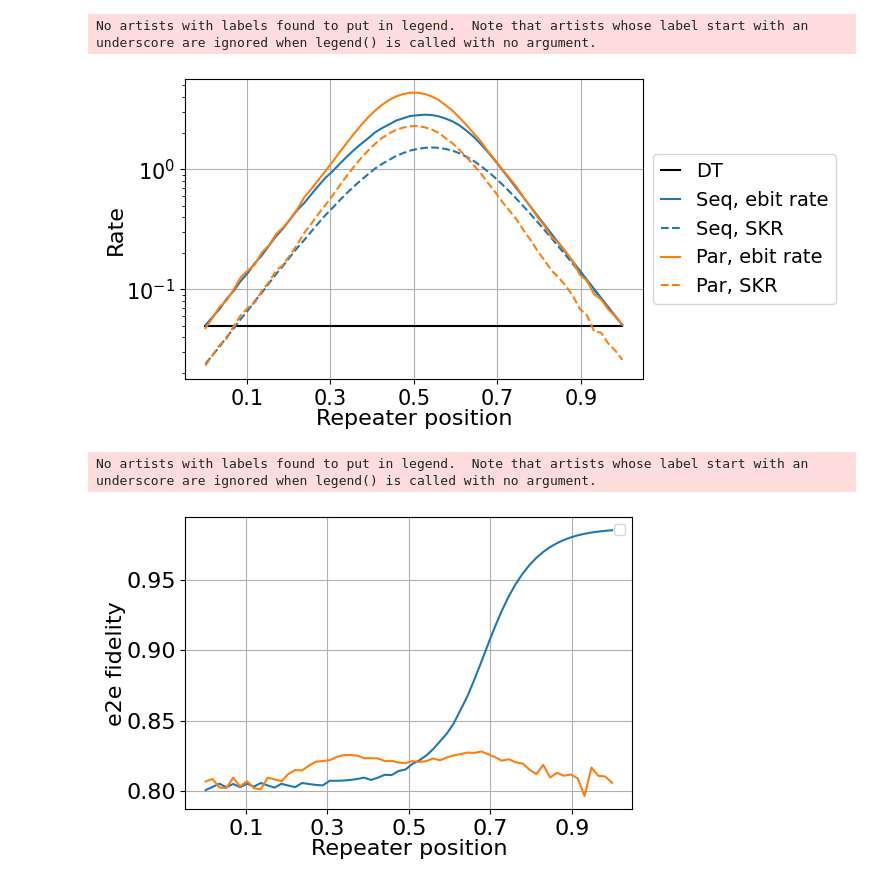
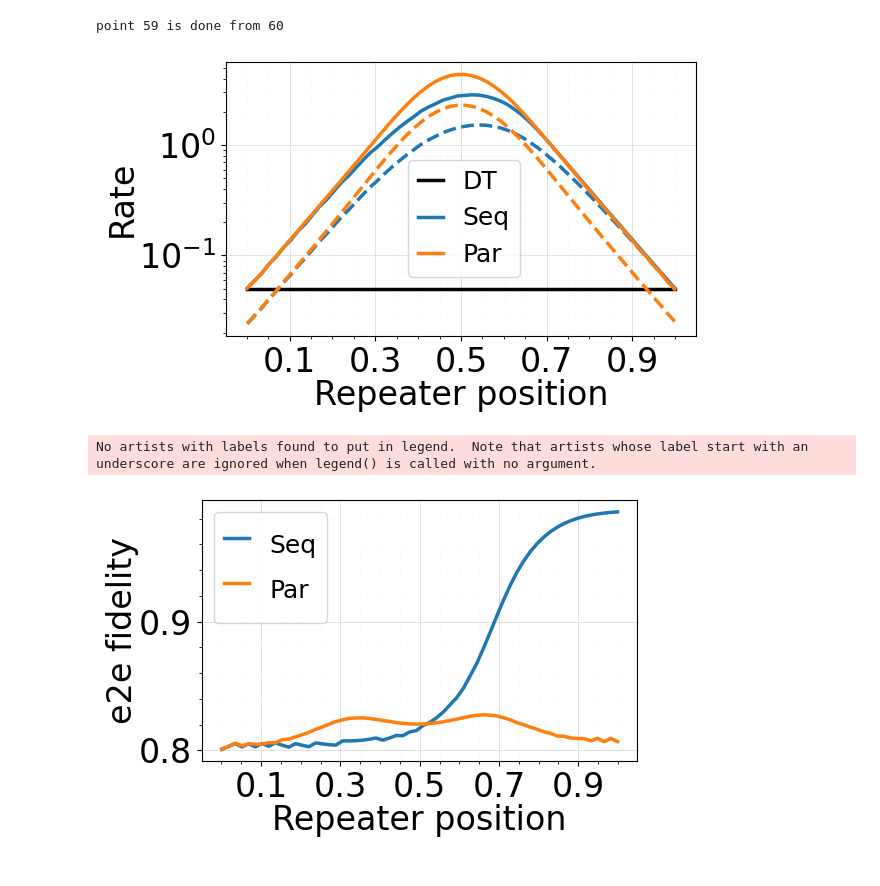
Before and after one commit to pooryousefshahrooz/repeater_chains, a Jupyter notebook: figures_paper/figure2.ipynb, the cells around one changed output. Drawn from its saved outputs; the diff is of its cells as text; code cells hidden in the pictures.

Commit message:
paper figures notebooks

```diff
--- a/figures_paper/figure2.ipynb
+++ b/figures_paper/figure2.ipynb
@@ -34,83 +34,94 @@ each_scheme_cutoff_result  ={}
 for i, pos in enumerate(rep_loc):
     L1 = pos*Le2e
     L2 = Le2e - L1
-    ebit_rate_par[i], skr_par[i], Fe2e_par[i] =  one_repeater_parallel_cutoff(L1,L2,τ_cut,τ_coh, mu_link, F_link)
+    print("point %s is done from %s "%(i,len(rep_loc)),end="\r")
+    ebit_rate_par[i], skr_par[i], Fe2e_par[i] =  one_repeater_parallel_cutoff(L1,L2,τ_cut,τ_coh, mu_link, F_link,10e7)
     ebit_rate_seq[i], skr_seq[i], Fe2e_seq[i] =  one_repeater_sequential_cutoff(L1,L2,τ_cut,τ_coh, mu_link, F_link)
     p =10**(-0.2*Le2e/10)
     T  = Le2e/2e5
     PLOT = p/(2*T)
     ebit_rate_DT[i] = PLOT
+# %% [output]
+point 59 is done from 60
 # %%
 font_size = 44
-image_width = 7.6
+image_width = 6.2
 image_lenght = 3.8
 legend_flag  =True
-legends_on_the_right_flag = True
-legend_font_size = 14
+legends_on_the_right_flag = False
+legend_font_size = 18
 fig = plt.figure()
 
 
 fig.set_size_inches(image_width, image_lenght, forward=True)
 
 label_size = 40
 csfont = {'fontname':'Times New Roman'}
-plt.rcParams['xtick.labelsize'] = 15
-plt.rcParams['ytick.labelsize']= 15
-plt.xlabel("Repeater position", fontsize=16,labelpad=0)
-plt.ylabel("Rate",fontsize=16,labelpad=0)
+plt.rcParams['xtick.labelsize'] = 24
+plt.rcParams['ytick.labelsize']= 24
+plt.xlabel("Repeater position", fontsize=24,labelpad=0)
+plt.ylabel("Rate",fontsize=24,labelpad=0)
 plt.grid(True)
 plt.tight_layout()
 
 xticks_points = [0.1,0.3,0.5,0.7,0.9]
 
 legend_labels = ["DT","Seq, ebit rate","Seq, SKR","Par, ebit rate","Par, SKR"]
-plt.plot(rep_loc,ebit_rate_DT,"-",color="black")
+legend_labels = ["DT","Seq","","Par",""]
+plt.plot(rep_loc,ebit_rate_DT,"-",linewidth=2.5,color="black",label = "DT")
 
-plt.plot(rep_loc,ebit_rate_seq,"-",color=f"C{0}")
+plt.plot(rep_loc,ebit_rate_seq,"-",linewidth=2.5,color=f"C{0}",label = "Seq")
 
-plt.plot(rep_loc,skr_seq,linestyle='dashed',color=f"C{0}")
+plt.plot(rep_loc,skr_seq,linestyle='dashed',linewidth=2.5,color=f"C{0}")
 
-plt.plot(rep_loc,ebit_rate_par,"-",color=f"C{1}")
+plt.plot(rep_loc,ebit_rate_par,"-",linewidth=2.5,color=f"C{1}",label = "Par")
 
-plt.plot(rep_loc,skr_par,linestyle='dashed',color=f"C{1}")
-
+plt.plot(rep_loc,skr_par,linestyle='dashed',linewidth=2.5,color=f"C{1}")
+plt.rcParams['xtick.labelsize'] = 24
+plt.rcParams['ytick.labelsize']= 24
 plt.yscale('log')
 plt.legend()
 ax = plt.subplot(111)
 ax.set_xticks(xticks_points)
 # plt.grid(which='minor', linestyle=':', linewidth='0.1', color='black')
 # plt.minorticks_on()
-if legend_flag:
-    plt.legend([label for label in legend_labels ],handlelength=1.0,fontsize=legend_font_size, ncol=1,handleheight=2.4, labelspacing=0.02)
-if legends_on_the_right_flag:
-    ax = plt.subplot(111)
-    ax.legend([label for label in legend_labels ],handlelength=1.0,fontsize=legend_font_size,loc='center left', bbox_to_anchor=(1, 0.5))
+plt.legend(fontsize=legend_font_size,handlelength=1.0,bbox_to_anchor=(0.36, 0.43))
+# if legend_flag:
+#     plt.legend([label for label in legend_labels ],handlelength=1.0,fontsize=legend_font_size, ncol=1,handleheight=2.4, labelspacing=0.02)
+# if legends_on_the_right_flag:
+#     ax = plt.subplot(111)
+#     ax.legend([label for label in legend_labels ],handlelength=1.0,fontsize=legend_font_size,loc='center left', bbox_to_anchor=(1, 0.5))
+ax.grid(which='major', color='#DDDDDD', linewidth=0.6)
+# Show the minor grid as well. Style it in very light gray as a thin,
+# dotted line.
+ax.grid(which='minor', color='#EEEEEE', linestyle=':', linewidth=0.4)
+# Make the minor ticks and gridlines show.
+ax.minorticks_on()
 plt.tight_layout()
 plt.savefig("../plotting/plots/figure2.pdf")
 # %% [output]
-No artists with labels found to put in legend.  Note that artists whose label start with an underscore are ignored when legend() is called with no argument.
-[figure, old version]
+[figure, new version]
 # %%
 font_size = 44
-image_width = 7.6
+image_width = 6.2
 image_lenght = 3.8
 fig = plt.figure()
 fig.set_size_inches(image_width, image_lenght, forward=True)
 label_size = 40
 csfont = {'fontname':'Times New Roman'}
-plt.rcParams['xtick.labelsize'] = 16
-plt.rcParams['ytick.labelsize']= 16
-plt.xlabel("Repeater position", fontsize=16,labelpad=0)
-plt.ylabel("e2e fidelity",fontsize=16,labelpad=0)
+plt.rcParams['xtick.labelsize'] = 24
+plt.rcParams['ytick.labelsize']= 24
+plt.xlabel("Repeater position", fontsize=24,labelpad=0)
+plt.ylabel("e2e fidelity",fontsize=24,labelpad=0)
 plt.grid(True)
 plt.tight_layout()
 
 xticks_points = [0.1,0.3,0.5,0.7,0.9]
 
 
-plt.plot(rep_loc,Fe2e_seq,"-",color=f"C{0}")
+plt.plot(rep_loc,Fe2e_seq,"-",color=f"C{0}",linewidth=2.5,)
 
-plt.plot(rep_loc,Fe2e_par,"-",color=f"C{1}")
+plt.plot(rep_loc,Fe2e_par,"-",color=f"C{1}",linewidth=2.5,)
 
 legend_labels = ["Seq","Par"]
 
@@ -118,13 +129,19 @@ legend_labels = ["Seq","Par"]
 plt.legend()
 ax = plt.subplot(111)
 ax.set_xticks(xticks_points)
-# if legend_flag:
-#     plt.legend([label for label in legend_labels ],handlelength=1.0,fontsize=legend_font_size, ncol=1,handleheight=2.4, labelspacing=0.02)
+if legend_flag:
+    plt.legend([label for label in legend_labels ],handlelength=1.0,fontsize=legend_font_size, ncol=1,handleheight=2.4, labelspacing=0.02)
 # if legends_on_the_right_flag:
 #     ax = plt.subplot(111)
 #     ax.legend([label for label in legend_labels ],handlelength=1.0,fontsize=legend_font_size,loc='center left', bbox_to_anchor=(1, 0.5))
 
+ax.grid(which='major', color='#DDDDDD', linewidth=0.6)
+# Show the minor grid as well. Style it in very light gray as a thin,
+# dotted line.
+ax.grid(which='minor', color='#EEEEEE', linestyle=':', linewidth=0.4)
+# Make the minor ticks and gridlines show.
+ax.minorticks_on()
 plt.savefig("../plotting/plots/figure2_fidelity.pdf")
 # %% [output]
 No artists with labels found to put in legend.  Note that artists whose label start with an underscore are ignored when legend() is called with no argument.
-[figure, old version]
+[figure, new version]
```
Also changed, not shown: 3 other files.
